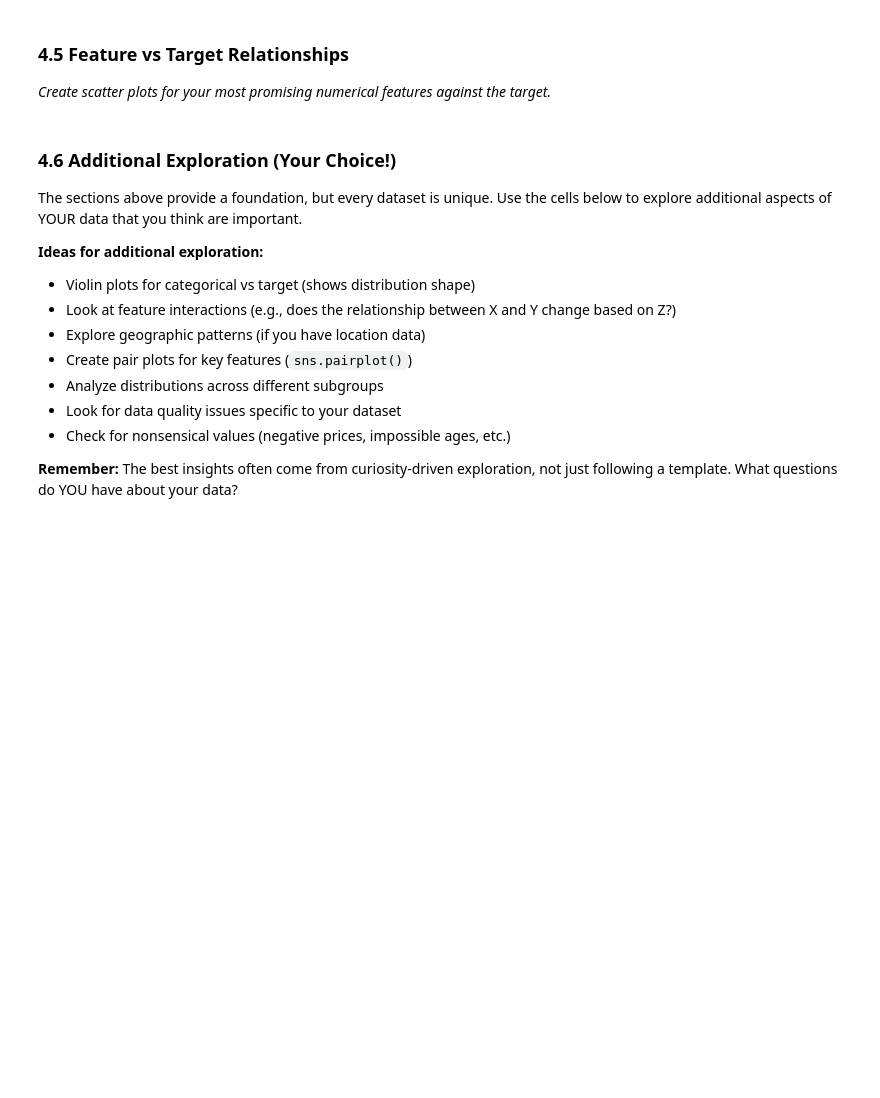
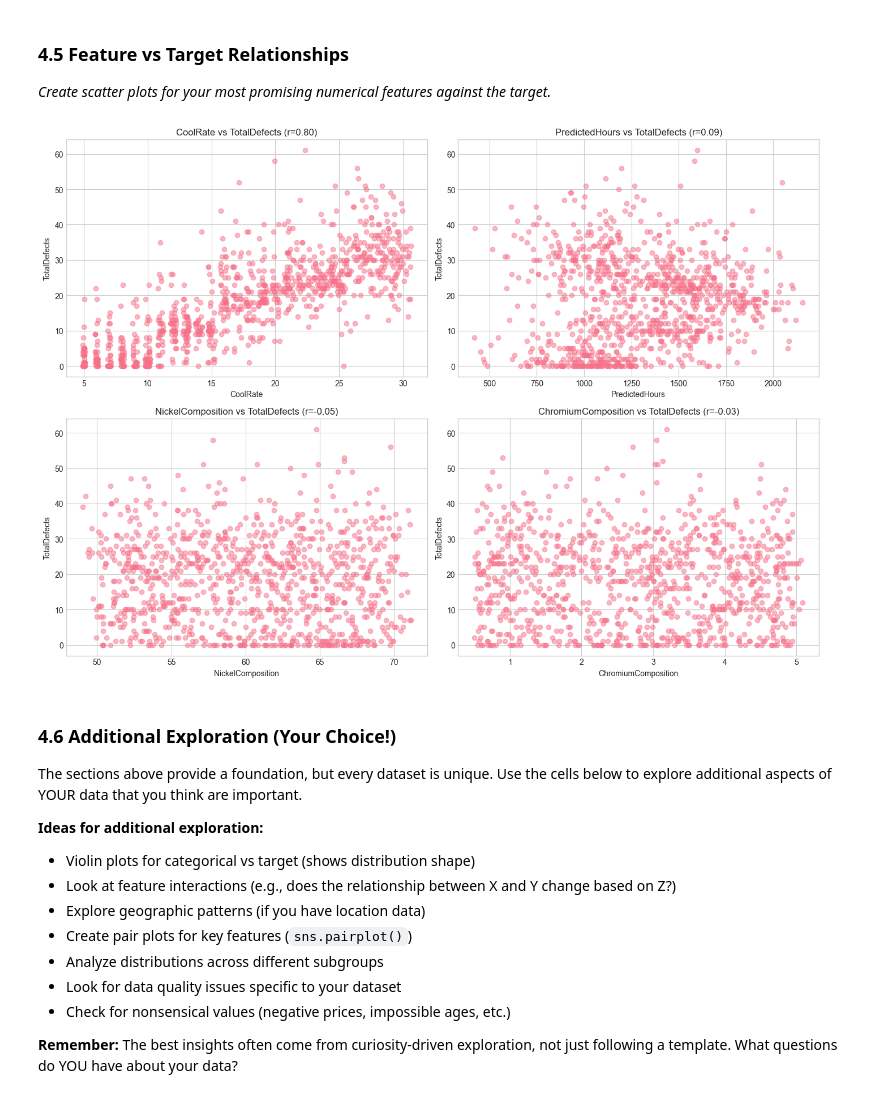
Before and after one commit to Jfrankgoff/individual-capstone-Jfrankgoff, a Jupyter notebook: notebooks/01_problem_statement_and_eda.ipynb, the cells around one changed output. Saved outputs shown, nothing was run; the diff lists cells and outputs as text; code cells hidden in the pictures; blank space fills up the shorter version.

```diff
--- a/notebooks/01_problem_statement_and_eda.ipynb
+++ b/notebooks/01_problem_statement_and_eda.ipynb
@@ -645,28 +674,30 @@ plt.show()
 *Create scatter plots for your most promising numerical features against the target.*
 # %%
 # Select top correlated features to plot
-top_features = target_correlations.abs().sort_values(ascending=False).head(4).index.tolist()
+top_features = target_correlations.abs().sort_values(by="TotalDefects", ascending=False).head(4).index.tolist()
 
 if len(top_features) > 0:
     n_features = min(4, len(top_features))
     fig, axes = plt.subplots(2, 2, figsize=(14, 10))
     axes = axes.flatten()
 
     for i, feature in enumerate(top_features[:n_features]):
-        axes[i].scatter(df[feature], df[TARGET], alpha=0.5)
+        axes[i].scatter(df[feature], df['TotalDefects'], alpha=0.5)
         axes[i].set_xlabel(feature)
-        axes[i].set_ylabel(TARGET)
-        corr = df[feature].corr(df[TARGET])
-        axes[i].set_title(f'{feature} vs {TARGET} (r={corr:.2f})')
+        axes[i].set_ylabel("TotalDefects")
+        corr = df[feature].corr(df['TotalDefects'])
+        axes[i].set_title(f'{feature} vs {"TotalDefects"} (r={corr:.2f})')
 
     # Hide unused subplots
     for j in range(n_features, 4):
         axes[j].set_visible(False)
 
     plt.tight_layout()
     plt.show()
 else:
     print("No numerical features to plot.")
+# %% [output]
+[figure, added]
 # %% [markdown]
 ### 4.6 Additional Exploration (Your Choice!)
 
```
Also changed, not shown: parts of 3 cells of this notebook.
